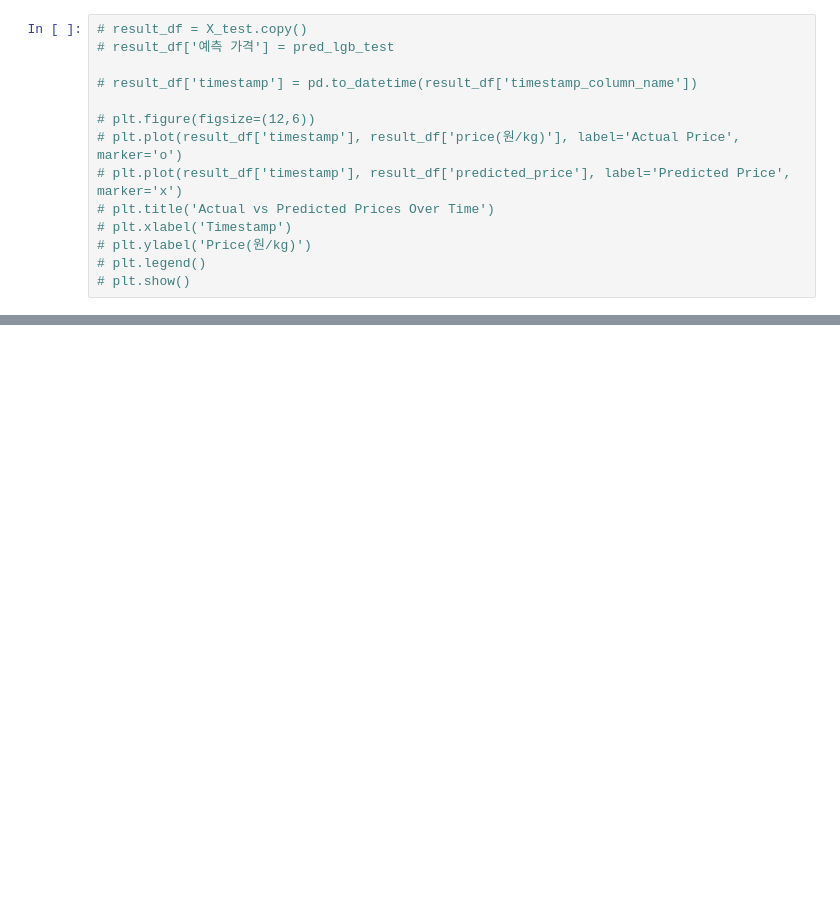
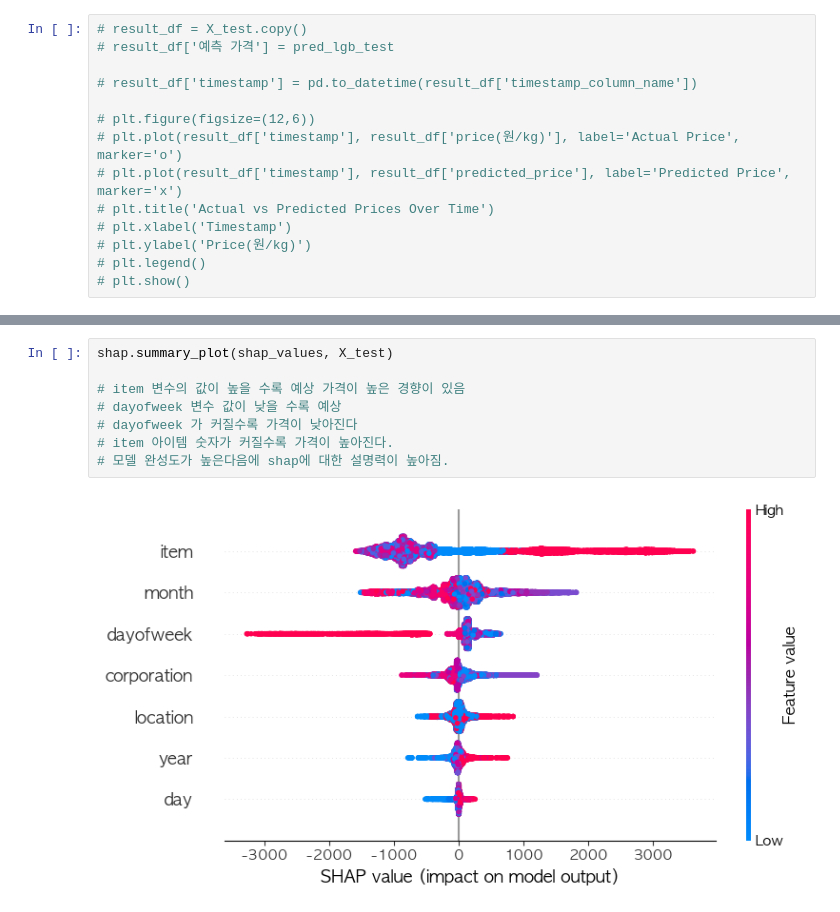
Before and after one commit to Joy-9707/sparta_practice, a Jupyter notebook: 김희정_0213.ipynb, the cells around one changed output, grey strips where cells are left out. Cells and saved outputs as stored; diff of their text form; blank space fills up the shorter version.

```diff
--- a/김희정_0213.ipynb
+++ b/김희정_0213.ipynb
@@ -733,0 +787,10 @@ Passing `palette` without assigning `hue` is deprecated and will be removed in v
+# %%
+shap.summary_plot(shap_values, X_test)
+
+# item 변수의 값이 높을 수록 예상 가격이 높은 경향이 있음
+# dayofweek 변수 값이 낮을 수록 예상
+# dayofweek 가 커질수록 가격이 낮아진다
+# item 아이템 숫자가 커질수록 가격이 높아진다.
+# 모델 완성도가 높은다음에 shap에 대한 설명력이 높아짐.
+# %% [output]
+[figure, added]
```
Also changed, not shown: parts of 27 cells of this notebook, 7 other files.
